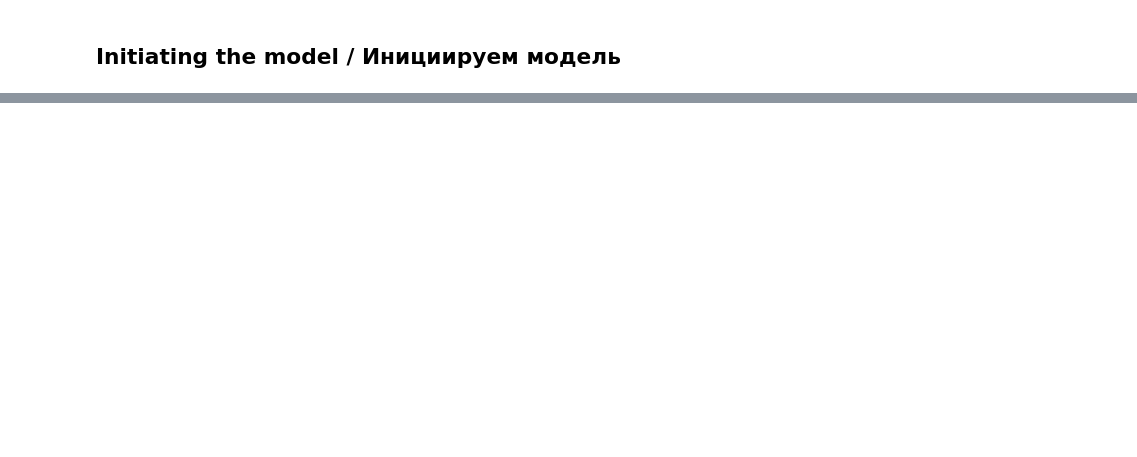
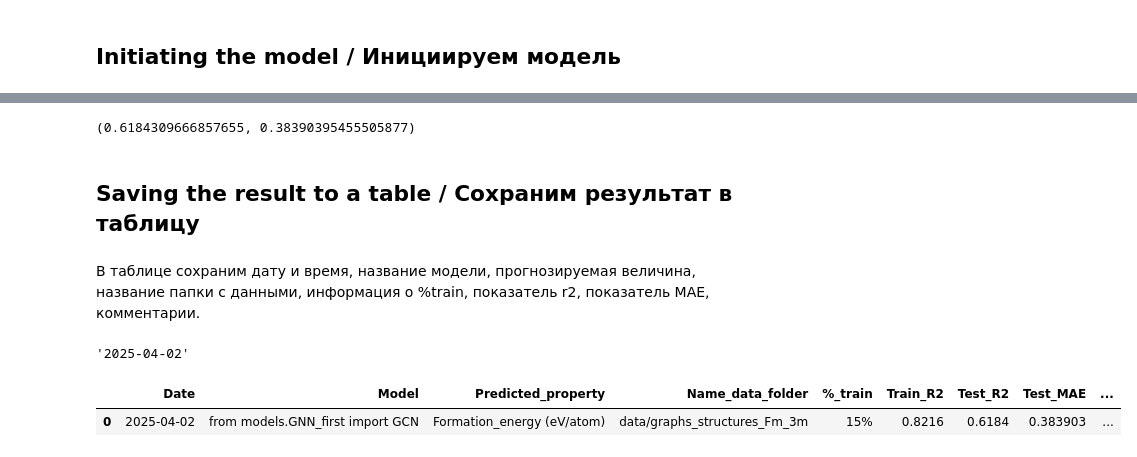
Before and after one commit to NikLaz25/GNN_for_materials_1, a Jupyter notebook: 01_formation_energy_prediction.ipynb, the cells around one changed output, grey strips where cells are left out. Saved outputs shown, nothing was run; the diff lists cells and outputs as text; code cells hidden in the pictures; blank space fills up the shorter version.

Commit message:
We got first prediction Formation_energy

```diff
--- a/01_formation_energy_prediction.ipynb
+++ b/01_formation_energy_prediction.ipynb
@@ -285,0 +329,34 @@ def run_model(model, epochs, train_loader, test_loader):
+# %%
+r2_score(pred, true), mean_absolute_error(pred, true)
+# %% [output]
+(0.6184309666857655, 0.38390395455505877)
+# %% [markdown]
+## Saving the result to a table / Сохраним результат в таблицу
+# %% [markdown]
+В таблице сохраним дату и время, название модели, прогнозируемая величина, название папки с данными, информация о %train, показатель r2, показатель MAE, комментарии.
+# %%
+# созданим датафрейм
+df_results = pd.DataFrame(columns=['Date', 'Model', 'Predicted_property', 'Name_data_folder', '%_train', 'Train_R2', 'Test_R2', 'Test_MAE', 'Comments'])
+# %%
+str(date.today())
+# %% [output]
+'2025-04-02'
+# %%
+# добавляем данные в датафрейм
+df_results.loc[len(df_results)] = \
+    [str(date.today()),
+     'from models.GNN_first import GCN',
+     'Formation_energy (eV/atom)',
+     'data/graphs_structures_Fm_3m',
+     '15%',
+     0.8216,
+     0.6184,
+     0.383903,
+     'First predict in this project'
+     ]
+# %%
+# смотрим таблицу
+df_results
+# %% [output]
+|  | Date | Model | Predicted_property | Name_data_folder | %_train | Train_R2 | Test_R2 | Test_MAE | ... |
+| 0 | 2025-04-02 | from models.GNN_first import GCN | Formation_energy (eV/atom) | data/graphs_structures_Fm_3m | 15% | 0.8216 | 0.6184 | 0.383903 | ... |
```
Also changed, not shown: parts of 20 cells of this notebook, 2 other files.
